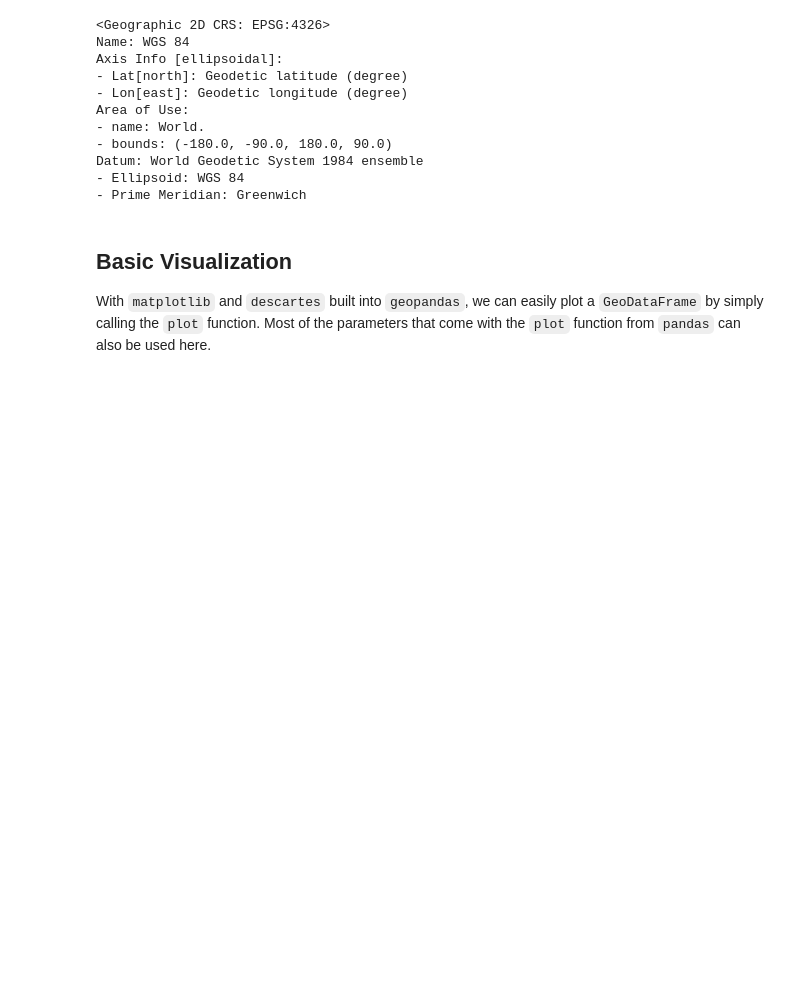
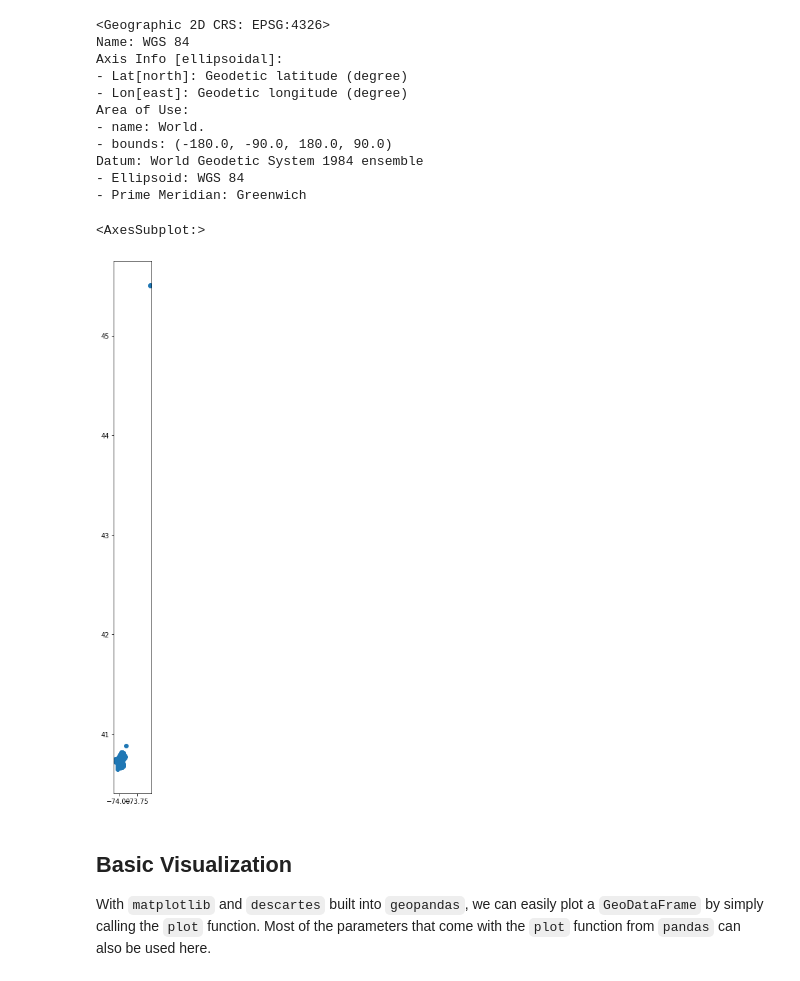
Before and after one commit to francheska-vicente/datapre-notebooks, a Jupyter notebook: 06 - Geospatial Data_inclass.ipynb, the cells around one changed output. Cells and saved outputs as stored; diff of their text form; code cells hidden in the pictures; blank space fills up the shorter version.

```diff
--- a/06 - Geospatial Data_inclass.ipynb
+++ b/06 - Geospatial Data_inclass.ipynb
@@ -181,6 +184,14 @@ Area of Use:
 Datum: World Geodetic System 1984 ensemble
 - Ellipsoid: WGS 84
 - Prime Meridian: Greenwich
+# %%
+citi_gdf.plot (figsize=(20, 15))
+
+# -> It's all bunched up together because there's an outlier, so it's zoomed
+# out.
+# %% [output]
+<AxesSubplot:>
+[figure, added]
 # %% [markdown]
 ## Basic Visualization
 
```
Also changed, not shown: parts of 17 cells of this notebook.
